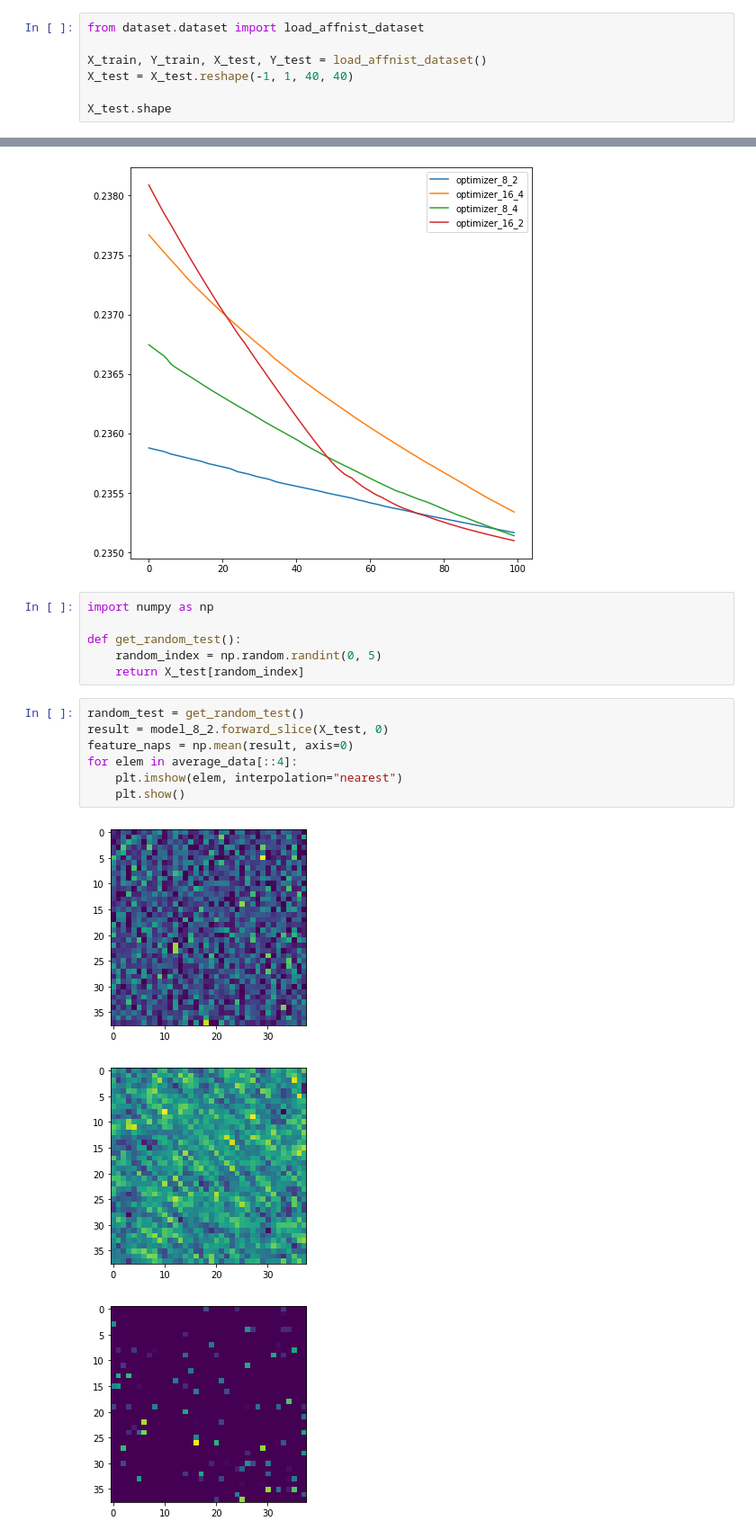
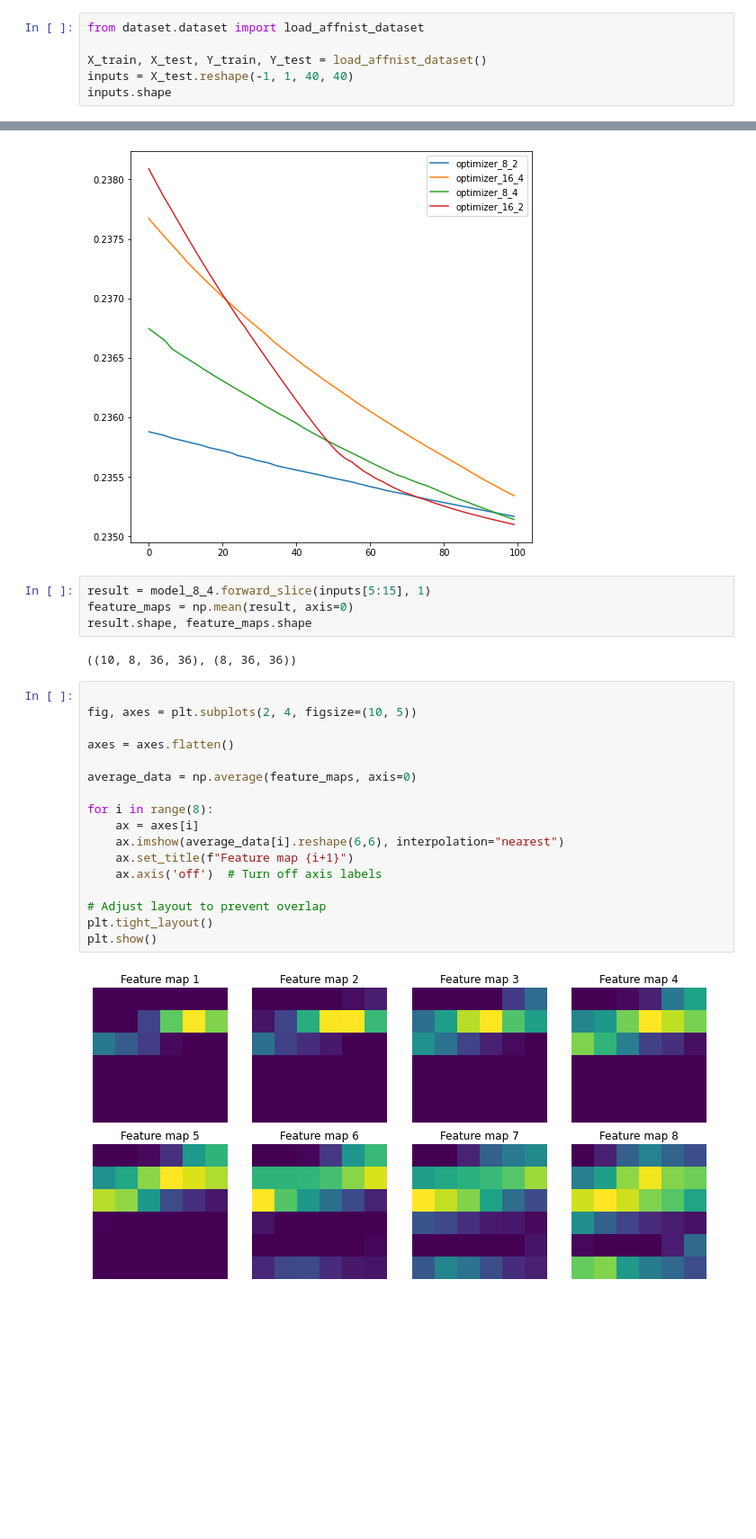
Before and after one commit to olgaszatkowska/neural_networks_course, a Jupyter notebook: convolution_affnist_results.ipynb, the cells around one changed output, grey strips where cells are left out. Shown: that part at 90% size. Saved outputs shown, nothing was run; the diff lists cells and outputs as text; blank space fills up the shorter version.

```diff
--- a/convolution_affnist_results.ipynb
+++ b/convolution_affnist_results.ipynb
@@ -1,8 +1,7 @@
 # %%
 from dataset.dataset import load_affnist_dataset
 
-X_train, Y_train, X_test, Y_test = load_affnist_dataset()
-X_test = X_test.reshape(-1, 1, 40, 40)
-
-X_test.shape
+X_train, X_test, Y_train, Y_test = load_affnist_dataset()
+inputs = X_test.reshape(-1, 1, 40, 40)
+inputs.shape
 # %% [output]
@@ -42,20 +49,28 @@ plt.legend()
 plt.show()
 # %% [output]
 [figure]
-# %%
-import numpy as np
-
-def get_random_test():
-    random_index = np.random.randint(0, 5)
-    return X_test[random_index]
+# %%
+result = model_8_4.forward_slice(inputs[5:15], 1)
+feature_maps = np.mean(result, axis=0)
+result.shape, feature_maps.shape
+# %% [output]
+((10, 8, 36, 36), (8, 36, 36))
 # %%
-random_test = get_random_test()
-result = model_8_2.forward_slice(X_test, 0)
-feature_naps = np.mean(result, axis=0)
-for elem in average_data[::4]:
-    plt.imshow(elem, interpolation="nearest")
-    plt.show()
+
+fig, axes = plt.subplots(2, 4, figsize=(10, 5))
+
+axes = axes.flatten()
+
+average_data = np.average(feature_maps, axis=0)
+
+for i in range(8):
+    ax = axes[i]
+    ax.imshow(average_data[i].reshape(6,6), interpolation="nearest")
+    ax.set_title(f"Feature map {i+1}")
+    ax.axis('off')  # Turn off axis labels
+
+# Adjust layout to prevent overlap
+plt.tight_layout()
+plt.show()
 # %% [output]
-[figure, old version]
+[figure, new version]
-[figure, removed]
-[figure, removed]
```
Also changed, not shown: parts of 11 cells of this notebook, 3 other files.
